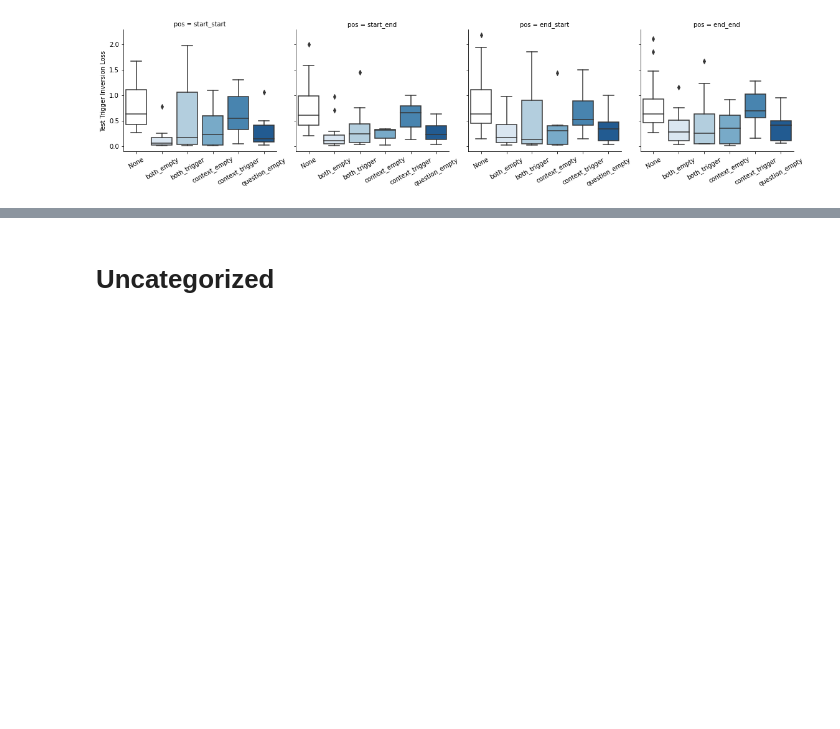
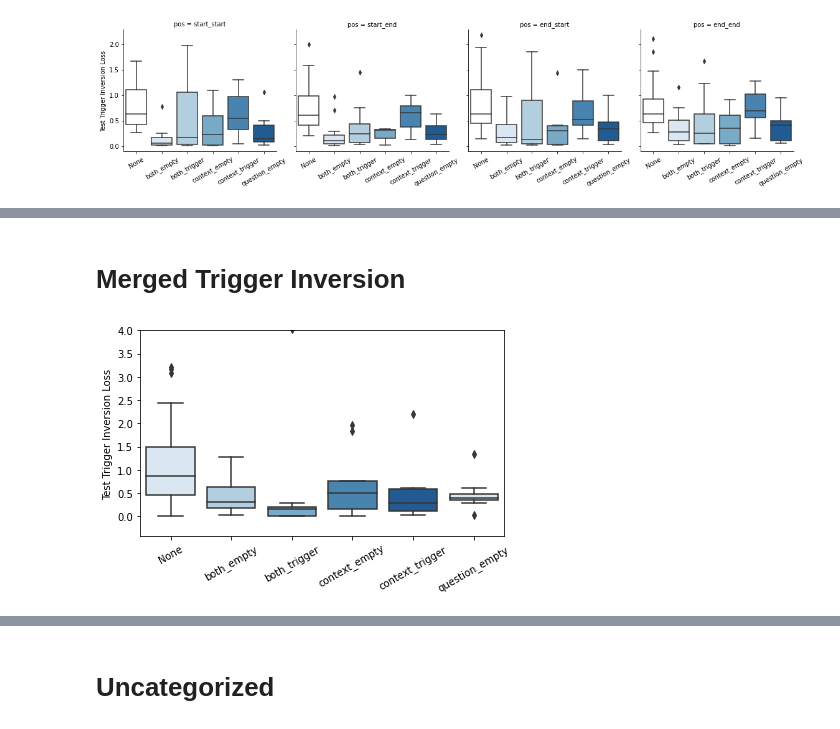
Before and after one commit to utrerf/TrojAI, a Jupyter notebook: NLP/round8/results/viz_results.ipynb, the cells around one changed output, grey strips where cells are left out. Drawn from its saved outputs; the diff is of its cells as text; code cells hidden in the pictures; blank space fills up the shorter version.

```diff
--- a/NLP/round8/results/viz_results.ipynb
+++ b/NLP/round8/results/viz_results.ipynb
@@ -105,0 +138,21 @@ plt.savefig(f'effect_of_more_data.pdf', dpi=2000)
+# %% [markdown]
+# Merged Trigger Inversion
+# %%
+combinations = [('both', 'cls'), ('both', 'self')]
+
+df_list = [get_df(f'lambda_1.0_method_discrete_num_candidates_10_trigger_length_10_num_random_tries_1_batch_size_10_triger_locs_start_end_beam_size_1_more_clean_data_True_trigger_insertion_{insertion}_trigger_behavior_{behavior}', 'insertion_behavior', f'{insertion}_{behavior}') for insertion, behavior in combinations]
+df = pd.concat(df_list)
+df = df.groupby(['model_name', 'trigger_option', 'poisoned'], as_index=False).agg({'test_trigger_inversion_loss':'min'})
+df = df.sort_values('trigger_option')
+
+palette = [*sns.color_palette('Blues',5)]
+f = sns.boxplot(data=df, x="trigger_option", y="test_trigger_inversion_loss", palette=palette)
+# for axes in g.axes.flat:
+plt.xticks(rotation=30)
+plt.xlabel('')
+plt.ylabel('Test Trigger Inversion Loss')
+plt.ylim(top=4)
+plt.tight_layout()
+plt.savefig(f'combined_specialized_trigger_inversion.pdf', dpi=2000)
+# %% [output]
+[figure, added]
```
Also changed, not shown: parts of 10 cells of this notebook, 2 other files.
